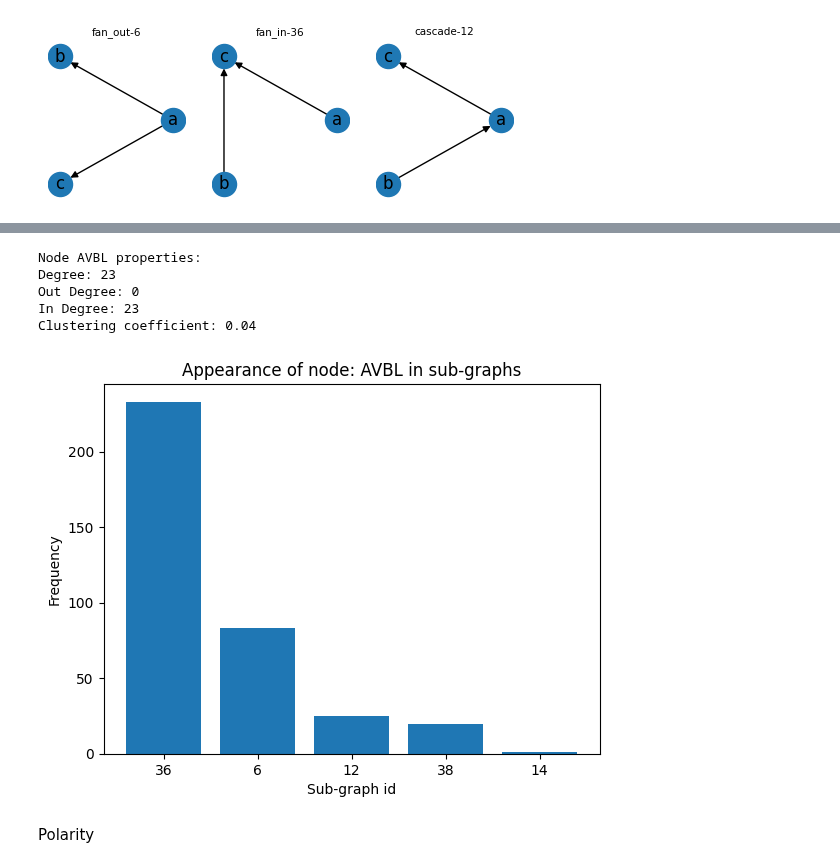
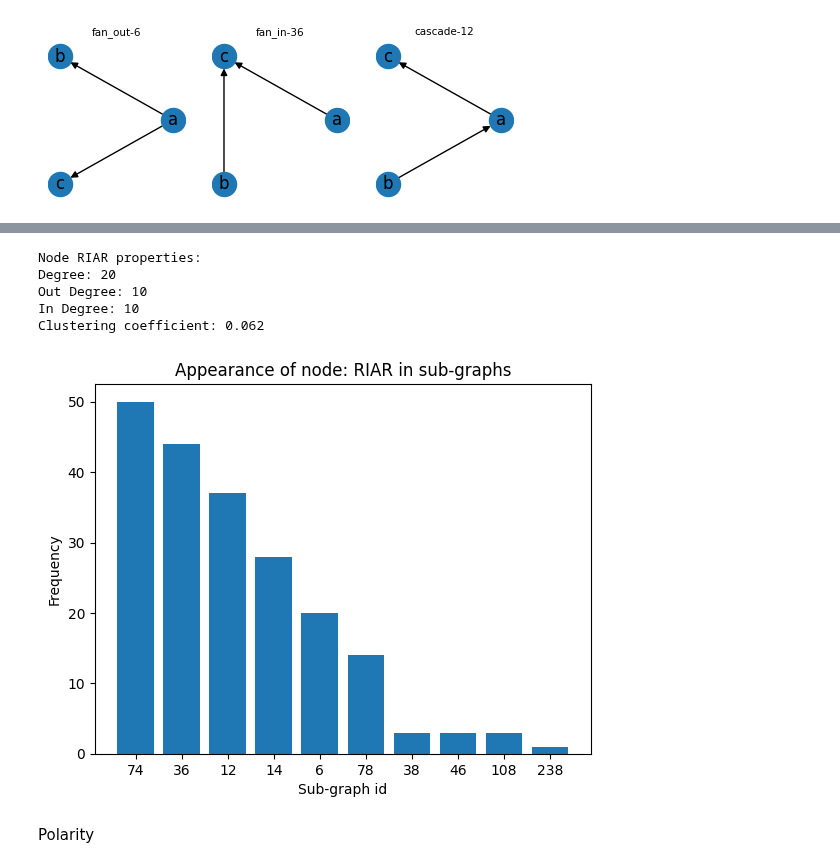
Before and after one commit to deangeckt/network_motifs, a Jupyter notebook: post_motif_analysis/motif_analysis.ipynb, the cells around one changed output, grey strips where cells are left out. Saved outputs shown, nothing was run; the diff lists cells and outputs as text; code cells hidden in the pictures.

```diff
--- a/post_motif_analysis/motif_analysis.ipynb
+++ b/post_motif_analysis/motif_analysis.ipynb
@@ -127,16 +129,11 @@ def plot_motif_roles(motif, top=5):
 def node_properties(node: Union[str, int]):
     print(f'Node {node} properties:')
 
-    if isinstance(node, str):
-        node_idx = network.neuron_names.index(node)
-    else:
-        node_idx - node
-
+    node_idx = network.neuron_names.index(node) if isinstance(node, str) else node
     print(f'Degree: {network.graph.degree[node_idx]}')
     print(f'Out Degree: {network.graph.out_degree[node_idx]}')
     print(f'In Degree: {network.graph.in_degree[node_idx]}')
     print(f'Clustering coefficient: {round(nx.average_clustering(network.graph, nodes=[node_idx]), 3)}')
-
 
     node_freq_in_motifs = {str(motif.id): motif.node_appearances.get(node, 0) for motif in motifs.values()}
     # filter only nodes that appear at least 1
@@ -175,12 +234,12 @@ plot_motif_roles(motifs[36], top=5)
 # %%
-node_properties('AVBL')
+node_properties('RIAR')
 # %% [output]
-Node AVBL properties:
-Degree: 23
-Out Degree: 0
-In Degree: 23
-Clustering coefficient: 0.04
+Node RIAR properties:
+Degree: 20
+Out Degree: 10
+In Degree: 10
+Clustering coefficient: 0.062
-[figure, old version]
+[figure, new version]
 # %% [markdown]
 Polarity
 # %%
```
Also changed, not shown: parts of 12 cells of this notebook, 1 other file.
